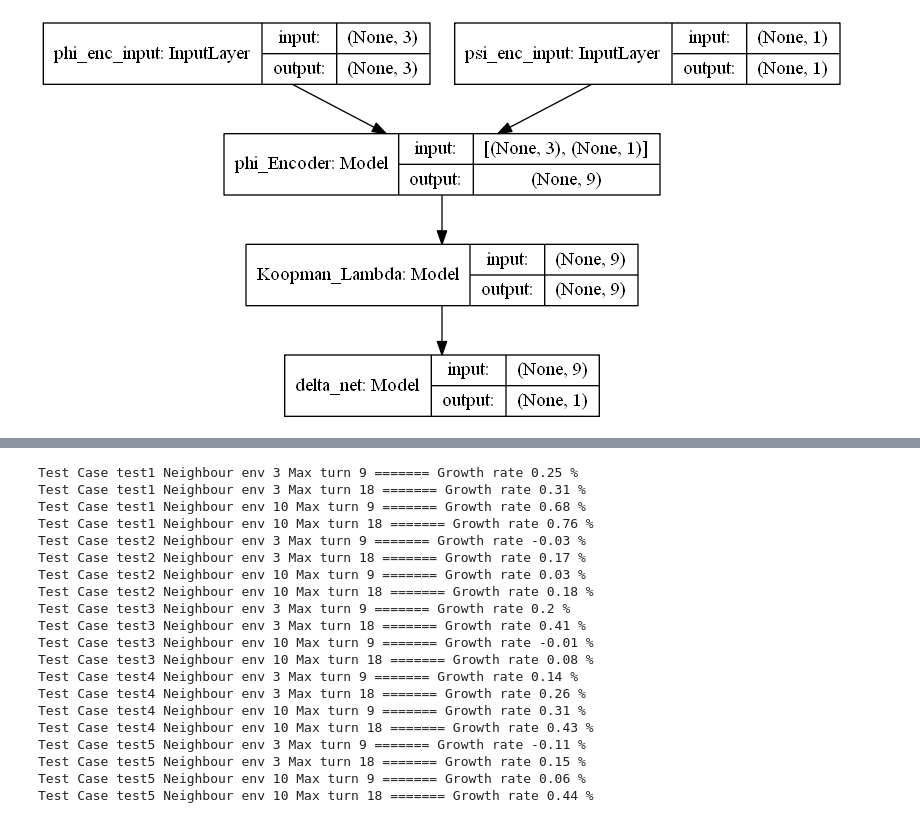
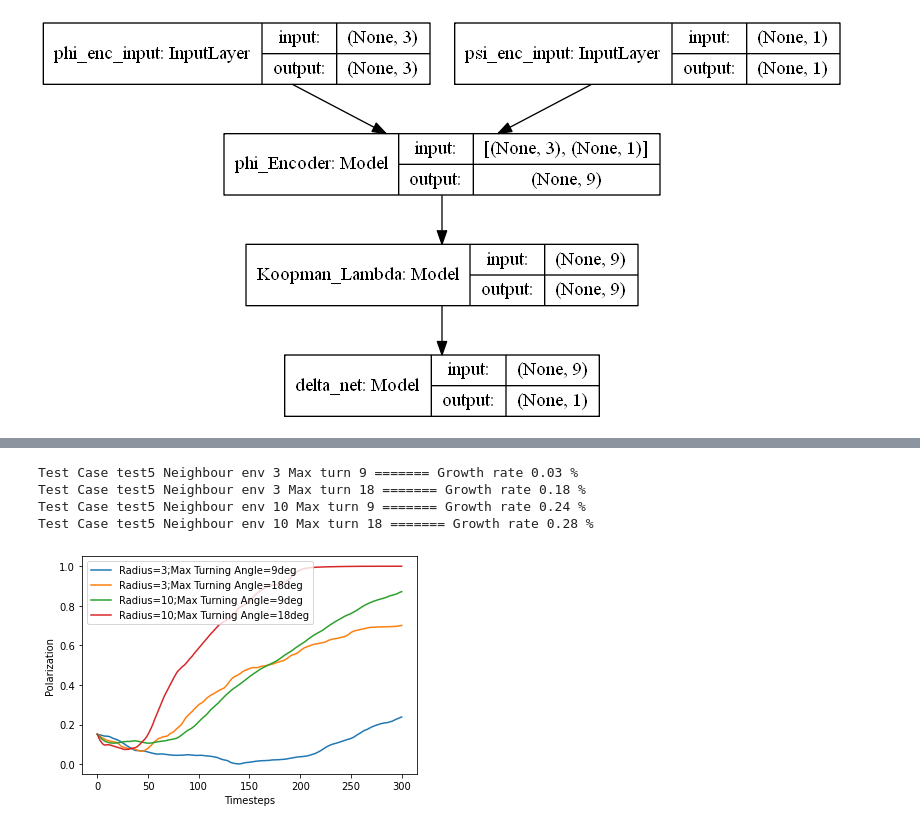
Before and after one commit to saumitrd92/KoopmanbasedSoftAlife, a Jupyter notebook: Result_analysis.ipynb, the cells around one changed output, grey strips where cells are left out. Saved outputs shown, nothing was run; the diff lists cells and outputs as text; code cells hidden in the pictures.

```diff
--- a/Result_analysis.ipynb
+++ b/Result_analysis.ipynb
@@ -630,48 +424,33 @@ _tkinter.TclError: invalid command name ".!canvas"
 # %%
-test_list = ['test1','test2','test3','test4','test5']
-# test_list = ['test2']
-# neigh_env_list = [3,10]
-# max_turn_list = [9,18]
+# test_list = ['test1','test2','test3','test4','test5']
+test_list = ['test5']
+neigh_env_list = [3,10]
+max_turn_list = [9,18]
 # neigh_env_list = [3]
 # max_turn_list = [9]
-# nb_timesteps = 501
-# exp_path = 'EM/EM_Exp5/'
+nb_timesteps = 301
+exp_path = 'EM/EM_Exp5/'
 for test_case in test_list:
     for neigh_env in neigh_env_list:
         for max_turn in max_turn_list:
             df_initial_state = pd.read_pickle('Result_Analysis/'+exp_path+'Simulated_results_500ts_{}_{}p{}d/'.format(test_case,neigh_env,max_turn)+'20240312_Simulated_results_500ts_{}_{}p{}d'.format(test_case,neigh_env,max_turn))
             pred_pol_l = []
             for ts in range(nb_timesteps):
                 pred_head = df_initial_state.loc[df_initial_state.Time == ts].Heading
                 pred_pol = np.sqrt((np.sum(np.sin(2*np.pi*pred_head)))**2 + (np.sum(np.cos(2*np.pi*pred_head)))**2)/(df_initial_state.Agent.max()+1)
                 pred_pol_l.append(pred_pol)
-            # plt.plot(pred_pol_l,label='Radius={};Max Turning Angle={}deg'.format(neigh_env,max_turn))
-            # plt.xlabel('Timesteps')
-            # plt.ylabel('Polarization')
-            # plt.legend()
-            print('Test Case {} Neighbour env {} Max turn {} ======= Growth rate {} %'.format(test_case,neigh_env,max_turn,np.round(np.mean(np.diff(pred_pol_l)[0:100])*100,2)))
+            plt.plot(pred_pol_l,label='Radius={};Max Turning Angle={}deg'.format(neigh_env,max_turn))
+            plt.xlabel('Timesteps')
+            plt.ylabel('Polarization')
+            plt.legend()
+            print('Test Case {} Neighbour env {} Max turn {} ======= Growth rate {} %'.format(test_case,neigh_env,max_turn,np.round(np.mean(np.diff(pred_pol_l)[0:nb_timesteps])*100,2)))
 # plt.savefig('Result_Analysis/'+exp_path+'varying_emergence.png')
 # %% [output]
-Test Case test1 Neighbour env 3 Max turn 9 ======= Growth rate 0.25 %
-Test Case test1 Neighbour env 3 Max turn 18 ======= Growth rate 0.31 %
-Test Case test1 Neighbour env 10 Max turn 9 ======= Growth rate 0.68 %
-Test Case test1 Neighbour env 10 Max turn 18 ======= Growth rate 0.76 %
-Test Case test2 Neighbour env 3 Max turn 9 ======= Growth rate -0.03 %
-Test Case test2 Neighbour env 3 Max turn 18 ======= Growth rate 0.17 %
-Test Case test2 Neighbour env 10 Max turn 9 ======= Growth rate 0.03 %
-Test Case test2 Neighbour env 10 Max turn 18 ======= Growth rate 0.18 %
-Test Case test3 Neighbour env 3 Max turn 9 ======= Growth rate 0.2 %
-Test Case test3 Neighbour env 3 Max turn 18 ======= Growth rate 0.41 %
-Test Case test3 Neighbour env 10 Max turn 9 ======= Growth rate -0.01 %
-Test Case test3 Neighbour env 10 Max turn 18 ======= Growth rate 0.08 %
-Test Case test4 Neighbour env 3 Max turn 9 ======= Growth rate 0.14 %
-Test Case test4 Neighbour env 3 Max turn 18 ======= Growth rate 0.26 %
-Test Case test4 Neighbour env 10 Max turn 9 ======= Growth rate 0.31 %
-Test Case test4 Neighbour env 10 Max turn 18 ======= Growth rate 0.43 %
-Test Case test5 Neighbour env 3 Max turn 9 ======= Growth rate -0.11 %
-Test Case test5 Neighbour env 3 Max turn 18 ======= Growth rate 0.15 %
-Test Case test5 Neighbour env 10 Max turn 9 ======= Growth rate 0.06 %
-Test Case test5 Neighbour env 10 Max turn 18 ======= Growth rate 0.44 %
+Test Case test5 Neighbour env 3 Max turn 9 ======= Growth rate 0.03 %
+Test Case test5 Neighbour env 3 Max turn 18 ======= Growth rate 0.18 %
+Test Case test5 Neighbour env 10 Max turn 9 ======= Growth rate 0.24 %
+Test Case test5 Neighbour env 10 Max turn 18 ======= Growth rate 0.28 %
+[figure, added]
 # %%
 # for test_case in test_list:
 #     for neigh_env in neigh_env_list:
```
Also changed, not shown: parts of 1 cell of this notebook.
